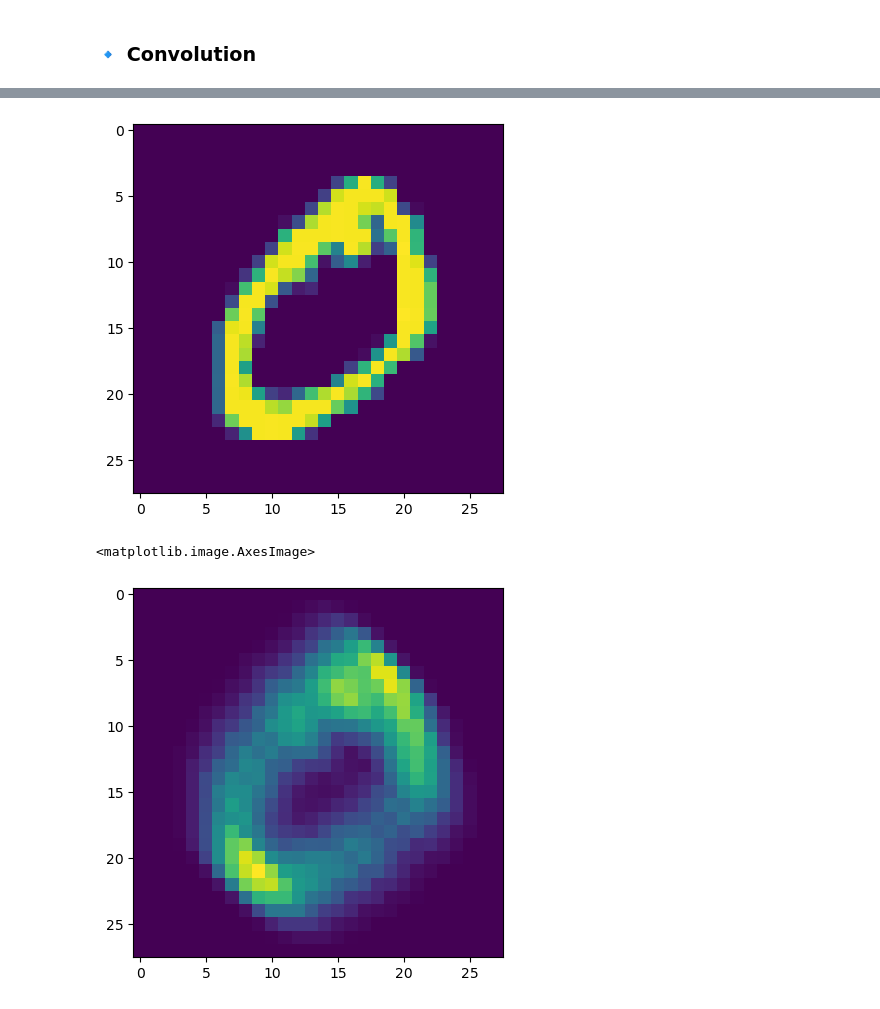
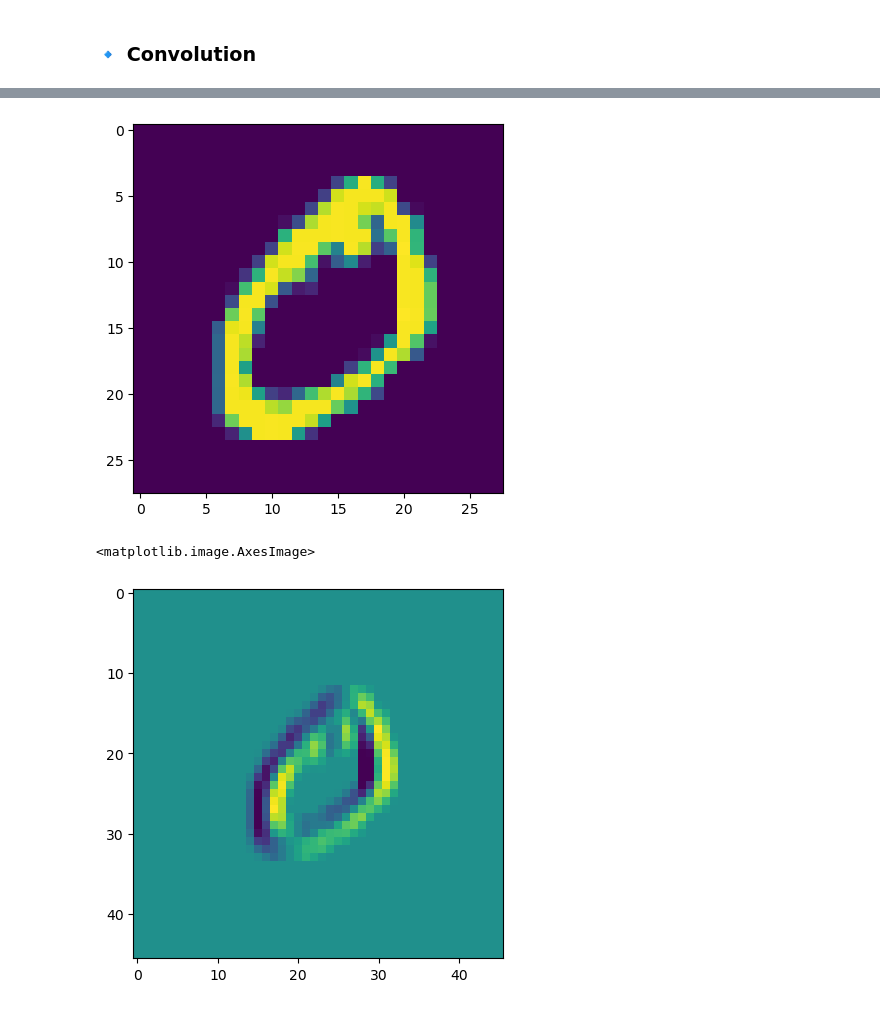
Before and after one commit to xl0/tidygrad, a Jupyter notebook: nbs/02_functional.ipynb, the cells around one changed output, grey strips where cells are left out. Cells and saved outputs as stored; diff of their text form; code cells hidden in the pictures.

Commit message:
Working conv2d

```diff
--- a/nbs/02_functional.ipynb
+++ b/nbs/02_functional.ipynb
@@ -145,5 +121,4 @@ assert region.shape == (3, 3) and region[1,1] == 1
 # %%
-
 #| export
 class Pad(UnaryElementwiseOp):
     """Pad a tensor"""
@@ -152,10 +127,10 @@ class Pad(UnaryElementwiseOp):
     def __init__(self, a, padding: Union[int, Tuple[int, int]], name=None):
         super().__init__(a, name=name)
         self.padding = (padding, padding) if isinstance(padding, int) else padding
-        self.out = Tensor(np_pad(a.data, self.padding), name=self.name, op=self)
+        self.out = Tensor(np_pad2d(a.data, self.padding), name=self.name, op=self)
 
     def backward(self):
-        self.parents[0].grad += np_unpad(self.out.grad, self.padding)
+        self.parents[0].grad += np_unpad2d(self.out.grad, self.padding)
         # pY, pX = self.padding
         # slices = (slice(None),) * (len(self.args[0].shape) - 2) \
         #     + (slice(pY, -pY),) + (slice(pX, -pX),)
@@ -173,7 +148,7 @@ plt.imshow(bias.data[0, 0, :, :])
 # %%
 
-def np_conv2d(padded_input:np.ndarray, kernel:np.ndarray, bias:np.ndarray):
-    batch, input_channels, input_height, input_width = padded_input.shape
+def np_conv2d(input:np.ndarray, kernel:np.ndarray, bias:np.ndarray):
+    batch, input_channels, input_height, input_width = input.shape
     output_channels, _input_channels, kernel_height, kernel_width = kernel.shape
 
     assert kernel_height % 2 == 1, "Only odd kernel sizes are supported for"
@@ -182,18 +157,20 @@ def np_conv2d(padded_input:np.ndarray, kernel:np.ndarray, bias:np.ndarray):
     assert input_channels == _input_channels, f"Input channels mismatch: {input_channels} != {_input_channels}"
     assert bias.shape == (output_channels, ), f"Invalid bias shape: {bias.shape}"
 
+    # bias = bias / (kernel_height * kernel_width)
+
     output_height = input_height - kernel_height + 1
     output_width = input_width - kernel_width + 1
 
-    y = np.zeros((batch, output_channels, output_height, output_width), dtype=padded_input.dtype)
+    y = np.zeros((batch, output_channels, output_height, output_width), dtype=input.dtype)
     for r in range(output_height):
         for c in range(output_width):
-            region = region_from_padded(padded_input, r, c, (kernel_height, kernel_width))
-            y[:, :, r, c] = np.sum(region * kernel + bias, axis=(-1, -2))
+            region = input[..., r:r + kernel_height, c:c + kernel_width]
+            y[..., r, c] = np.sum(region * kernel, axis=(-1, -2, -3)) + bias
     return y
 
-def np_kernel_grad(padded_input:np.ndarray, kernel:np.ndarray, bias:np.ndarray, grad:np.ndarray):
-    batch, input_channels, input_height, input_width = padded_input.shape
+def np_kernel_grad(input:np.ndarray, kernel:np.ndarray, bias:np.ndarray, grad:np.ndarray):
+    batch, input_channels, input_height, input_width = input.shape
     output_channels, _input_channels, kernel_height, kernel_width = kernel.shape
 
     assert kernel_height % 2 == 1, "Only odd kernel sizes are supported for"
@@ -209,20 +186,17 @@ def np_kernel_grad(padded_input:np.ndarray, kernel:np.ndarray, bias:np.ndarray,
     # kernel        # [ output_channels, input_channels, kernel_height, kernel_width ]
     # grad          # [ batch, output_channels, output_height, output_width ]
 
-    assert kernel_width == kernel_height, "Only square kernels are supported for now"
+    # assert kernel_width == kernel_height, "Only square kernels are supported for now"
 
     assert grad.shape[-2:] == (output_height, output_width), f"Invalid grad shape: {grad.shape}"
 
     grad_w = np.zeros_like(kernel)
     for r in range(output_height):
         for c in range(output_width):
-            p0 = region_from_padded(padded_input, r, c, (kernel_height, kernel_width))
-            p = padded_input[:, :, r:r + kernel_height, c:c + kernel_width]
-            assert np.allclose(p0, p)
+            p = input[:, :, r:r + kernel_height, c:c + kernel_width]
 
             for ch in range(0, output_channels):
                 q = grad[:, ch, r, c]
-                # q = q[:, None, None]  # <-- don't need this
                 grad_w[ch,:,:,:] += (p * q).sum(axis=0)
 
     return grad_w
@@ -323,17 +342,24 @@ Max gradient difference for x: 0.0000%
 # %%
 from tidygrad.utils.datasets import MNIST
 # %%
-
 mnist = MNIST()
 
 x = Tensor(mnist[1][0][None][None], "x")
 plt.show(plt.imshow(x.data[0, 0]))
 
-conv = Conv2D(x, kernel, bias, padding=1).out
-conv = Conv2D(conv, kernel, bias, padding=1).out
-conv = Conv2D(conv, kernel, bias, padding=1).out
+
+filter = np.array([[1., 0, -1],
+                   [1, 0, -1],
+                   [1, 0, -1]])[None, None]
+
+kernel = Tensor(filter.reshape(1, 1, 3, 3), "w")
+bias = Tensor(np.zeros((1, )), "b")
+
+conv = Conv2D(x, kernel, bias, padding=10).out
+# conv = Conv2D(conv, kernel, bias, padding=1).out
+# conv = Conv2D(conv, kernel, bias, padding=1).out
 plt.imshow(conv.data[0, 0, :, :])
 # %% [output]
 [figure]
 <matplotlib.image.AxesImage>
-[figure, old version]
+[figure, new version]
```
Also changed, not shown: parts of 8 cells of this notebook, 3 other files.
